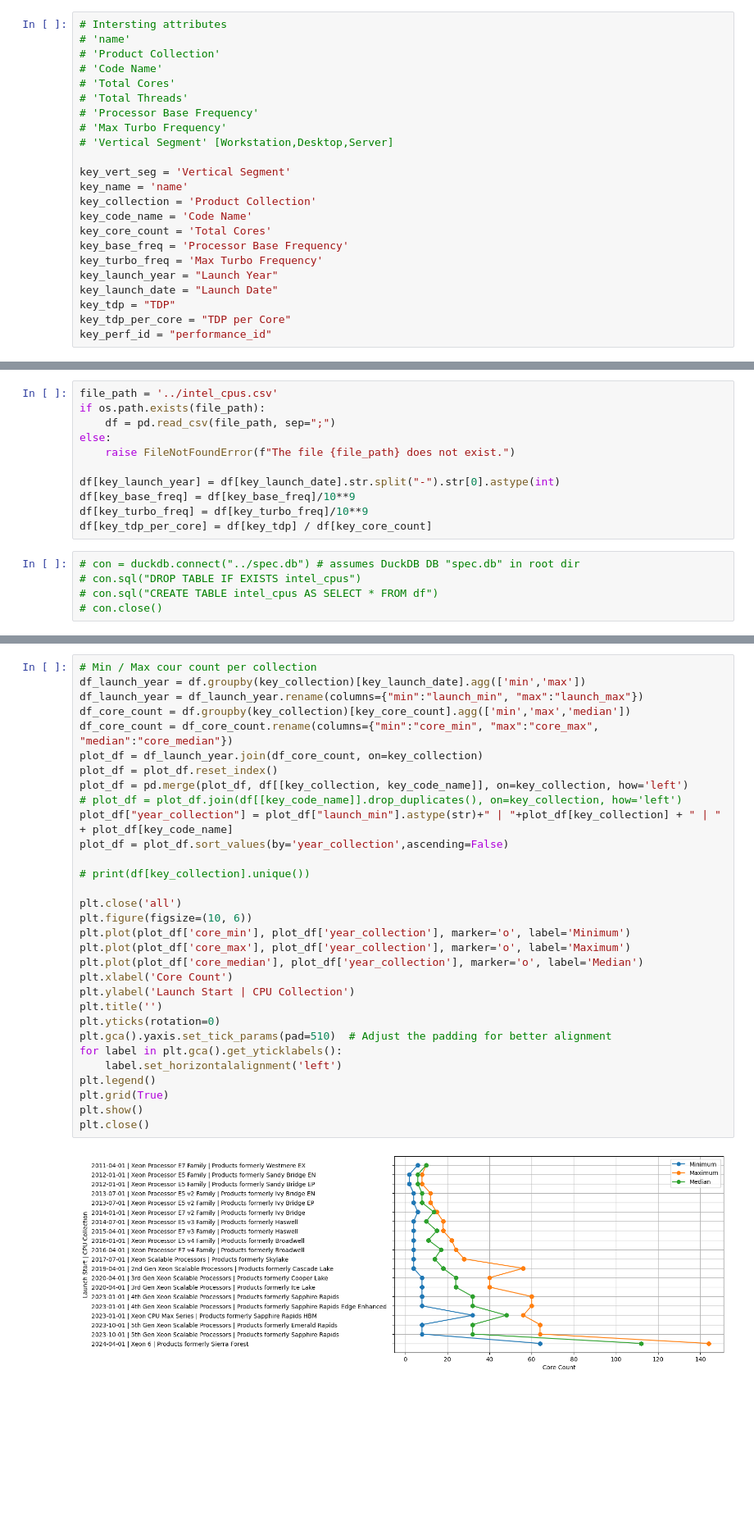
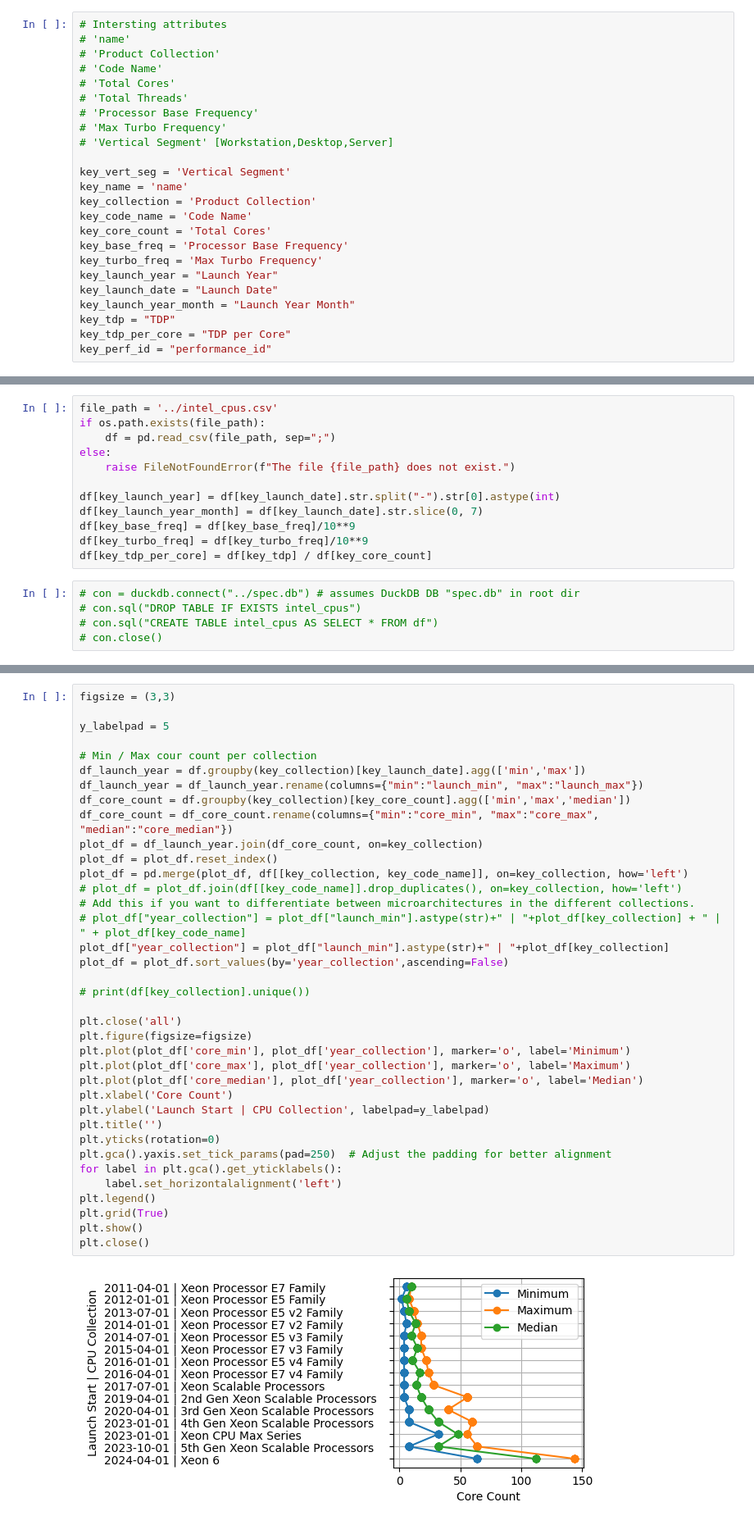
Before and after one commit to hpides/server-buy-advisor, a Jupyter notebook: notebooks/intel_cpus.ipynb, the cells around one changed output, grey strips where cells are left out. Shown at 82% size. Saved outputs shown, nothing was run; the diff lists cells and outputs as text; blank space fills up the shorter version.

Commit message:
Spec prformance for TPC CPUs, Plotting

```diff
--- a/notebooks/intel_cpus.ipynb
+++ b/notebooks/intel_cpus.ipynb
@@ -44,6 +44,7 @@ key_base_freq = 'Processor Base Frequency'
 key_turbo_freq = 'Max Turbo Frequency'
 key_launch_year = "Launch Year"
 key_launch_date = "Launch Date"
+key_launch_year_month = "Launch Year Month"
 key_tdp = "TDP"
 key_tdp_per_core = "TDP per Core"
 key_perf_id = "performance_id"
@@ -61,6 +62,7 @@ else:
     raise FileNotFoundError(f"The file {file_path} does not exist.")
 
 df[key_launch_year] = df[key_launch_date].str.split("-").str[0].astype(int)
+df[key_launch_year_month] = df[key_launch_date].str.slice(0, 7)
 df[key_base_freq] = df[key_base_freq]/10**9
 df[key_turbo_freq] = df[key_turbo_freq]/10**9
 df[key_tdp_per_core] = df[key_tdp] / df[key_core_count]
@@ -92,36 +186,42 @@ df.to_csv("../intel_cpus_filtered.csv", header=True)
 # %%
+figsize = (3,3)
+
+y_labelpad = 5
+
 # Min / Max cour count per collection
 df_launch_year = df.groupby(key_collection)[key_launch_date].agg(['min','max'])
 df_launch_year = df_launch_year.rename(columns={"min":"launch_min", "max":"launch_max"})
 df_core_count = df.groupby(key_collection)[key_core_count].agg(['min','max','median'])
 df_core_count = df_core_count.rename(columns={"min":"core_min", "max":"core_max", "median":"core_median"})
 plot_df = df_launch_year.join(df_core_count, on=key_collection)
 plot_df = plot_df.reset_index()
 plot_df = pd.merge(plot_df, df[[key_collection, key_code_name]], on=key_collection, how='left')
 # plot_df = plot_df.join(df[[key_code_name]].drop_duplicates(), on=key_collection, how='left')
-plot_df["year_collection"] = plot_df["launch_min"].astype(str)+" | "+plot_df[key_collection] + " | " + plot_df[key_code_name]
+# Add this if you want to differentiate between microarchitectures in the different collections.
+# plot_df["year_collection"] = plot_df["launch_min"].astype(str)+" | "+plot_df[key_collection] + " | " + plot_df[key_code_name]
+plot_df["year_collection"] = plot_df["launch_min"].astype(str)+" | "+plot_df[key_collection]
 plot_df = plot_df.sort_values(by='year_collection',ascending=False)
 
 # print(df[key_collection].unique())
 
 plt.close('all')
-plt.figure(figsize=(10, 6))
+plt.figure(figsize=figsize)
 plt.plot(plot_df['core_min'], plot_df['year_collection'], marker='o', label='Minimum')
 plt.plot(plot_df['core_max'], plot_df['year_collection'], marker='o', label='Maximum')
 plt.plot(plot_df['core_median'], plot_df['year_collection'], marker='o', label='Median')
 plt.xlabel('Core Count')
-plt.ylabel('Launch Start | CPU Collection')
+plt.ylabel('Launch Start | CPU Collection', labelpad=y_labelpad)
 plt.title('')
 plt.yticks(rotation=0)
-plt.gca().yaxis.set_tick_params(pad=510)  # Adjust the padding for better alignment
+plt.gca().yaxis.set_tick_params(pad=250)  # Adjust the padding for better alignment
 for label in plt.gca().get_yticklabels():
     label.set_horizontalalignment('left')
 plt.legend()
 plt.grid(True)
 plt.show()
 plt.close()
 # %% [output]
-[figure, old version]
+[figure, new version]
 # %%
 # Min / Max cour count per collection
 df_base_frequency = df.groupby(key_collection)[key_base_freq].agg(['min','max','median'])
```
Also changed, not shown: parts of 6 cells of this notebook, 7 other files.
